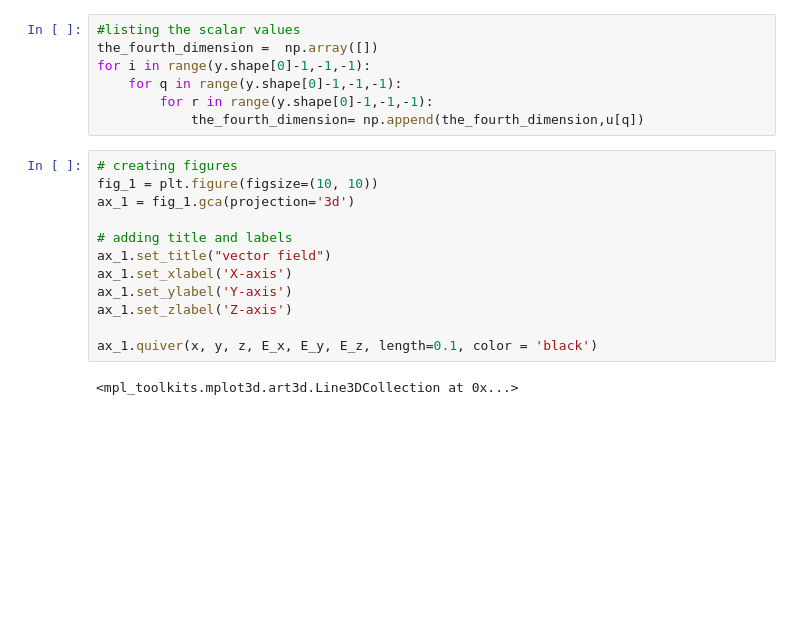
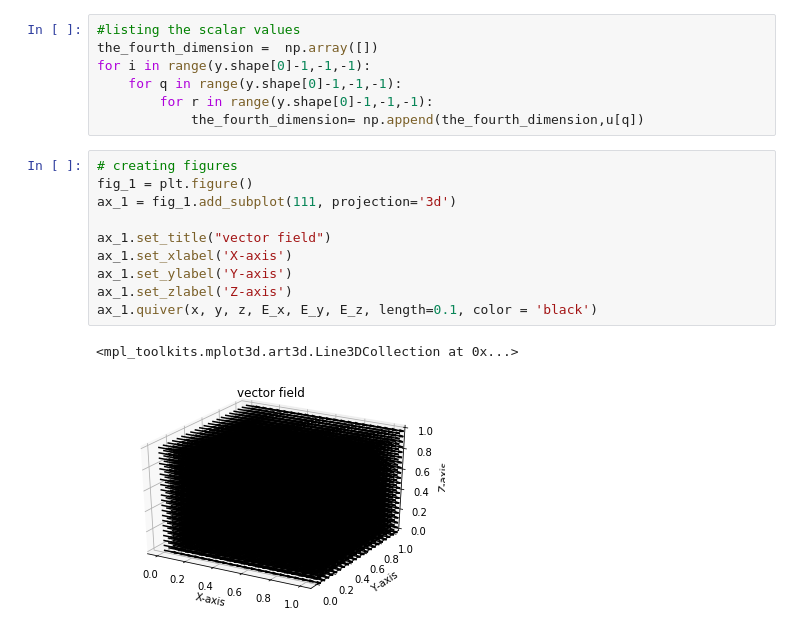
Before and after one commit to AI-Assistant/numeric_methods, a Jupyter notebook: Lecture1_VektorSpaces_LinearAlgebra/computing_lab.ipynb, the cells around one changed output. Cells and saved outputs as stored; diff of their text form; blank space fills up the shorter version.

Commit message:
plot in notebook as png

```diff
--- a/Lecture1_VektorSpaces_LinearAlgebra/computing_lab.ipynb
+++ b/Lecture1_VektorSpaces_LinearAlgebra/computing_lab.ipynb
@@ -36,17 +36,16 @@ for i in range(y.shape[0]-1,-1,-1):
             the_fourth_dimension= np.append(the_fourth_dimension,u[q])
 # %%
 # creating figures
-fig_1 = plt.figure(figsize=(10, 10))
-ax_1 = fig_1.gca(projection='3d')
+fig_1 = plt.figure()
+ax_1 = fig_1.add_subplot(111, projection='3d')
 
-# adding title and labels
 ax_1.set_title("vector field")
 ax_1.set_xlabel('X-axis')
 ax_1.set_ylabel('Y-axis')
 ax_1.set_zlabel('Z-axis')
-
 ax_1.quiver(x, y, z, E_x, E_y, E_z, length=0.1, color = 'black')
 # %% [output]
 <mpl_toolkits.mplot3d.art3d.Line3DCollection at 0x...>
+[figure, added]
 # %%
 # creating figures
```
Also changed, not shown: parts of 1 cell of this notebook.
